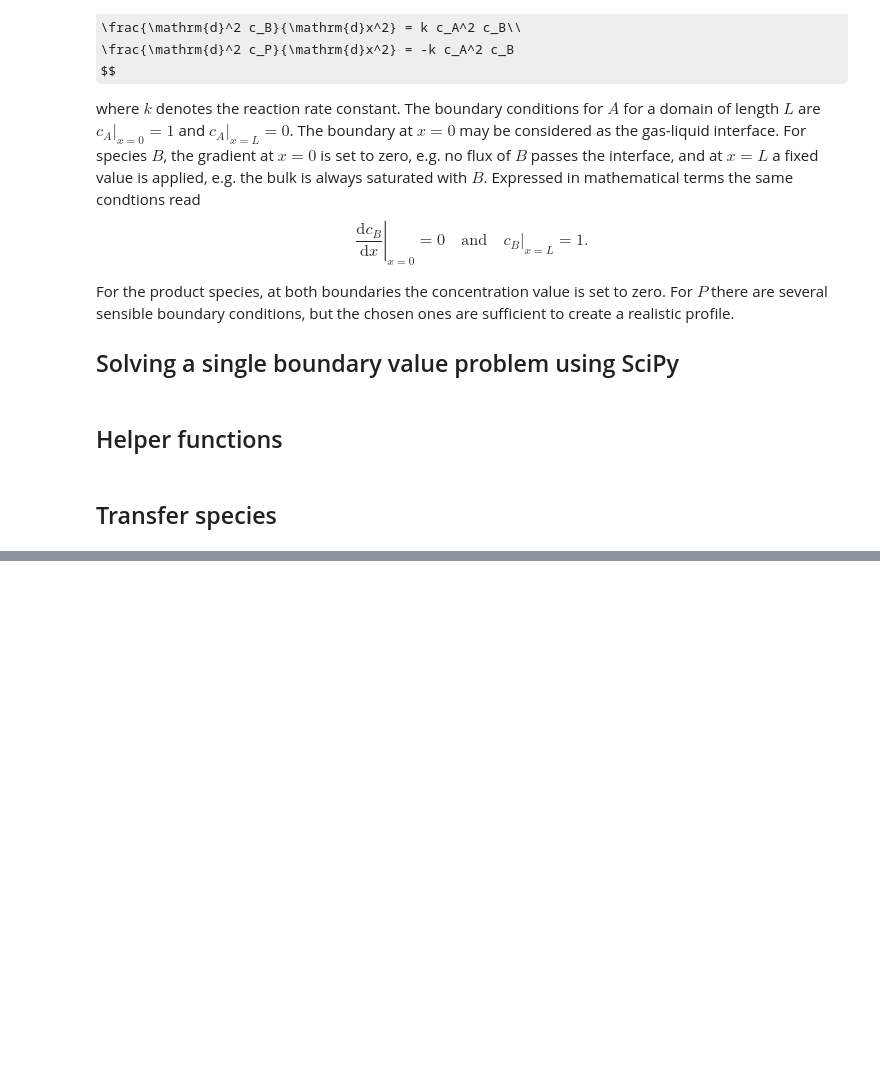
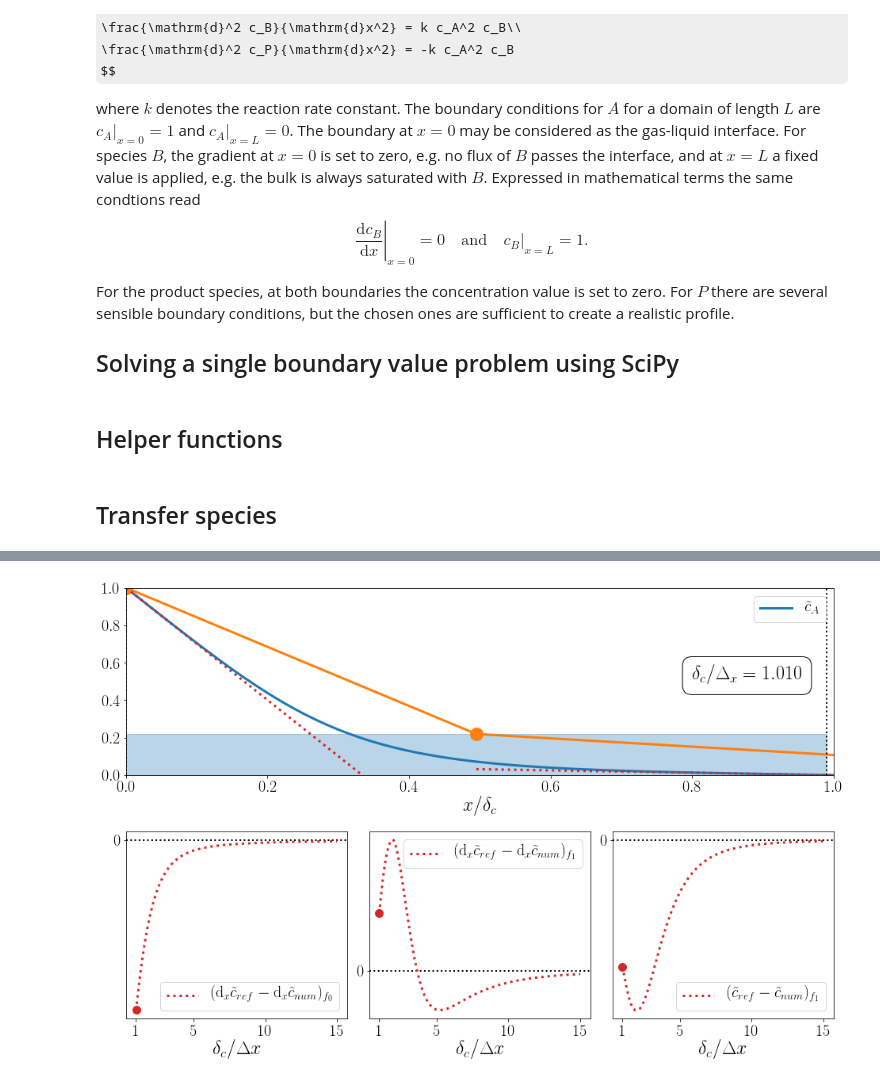
Before and after one commit to AndreWeiner/phd_notebooks, a Jupyter notebook: notebooks/animate_fluxes.ipynb, the cells around one changed output, grey strips where cells are left out. Cells and saved outputs as stored; diff of their text form; code cells hidden in the pictures; some formulas as TeX source; blank space fills up the shorter version.

Commit message:
Add animation notebooks.

```diff
--- a/notebooks/animate_fluxes.ipynb
+++ b/notebooks/animate_fluxes.ipynb
@@ -234,0 +171,81 @@ for frame in range(2*frames-1):
+# %%
+fig, ax1, ax2, ax3, ax4 = create_base_plot_a(ref_label=r"$\tilde{c}_A$")
+
+frames = 100
+n_cells_array = 1.01 + np.power(np.linspace(0, 1, frames), 4) * (15.0 - 1.01)
+n_cells_array = np.append(n_cells_array, n_cells_array[-2::-1])
+bbox = dict(facecolor='white', alpha=1.0, boxstyle='round,pad=0.5')
+dev_a = compute_derivative(x_plot, y_plot_a)
+
+diff_m_0 = []
+diff_m_1 = []
+diff_v_1 = []
+for nc in n_cells_array:
+    m_0, m_1, v_1 = compute_discretization_error(x_plot, y_plot_a, nc, 0)
+    diff_m_0.append(m_0)
+    diff_m_1.append(m_1)
+    diff_v_1.append(v_1)
+
+dot_plot = [
+    ax2.scatter([], [], marker="o", color="C3", s=100),
+    ax3.scatter([], [], marker="o", color="C3", s=100),
+    ax4.scatter([], [], marker="o", color="C3", s=100)
+]
+
+# reference solution
+ax1.plot(x_plot, y_plot_a, ls='-', c='C0', linewidth=lw)
+# discretization error plot
+ax2.plot(n_cells_array[:frames], diff_m_0[:frames], lw=lw, color="C3", ls=":")
+ax3.plot(n_cells_array[:frames], diff_m_1[:frames], lw=lw, color="C3", ls=":")
+ax4.plot(n_cells_array[:frames], diff_v_1[:frames], lw=lw, color="C3", ls=":")
+
+# references to elements which will be updated/deleted during the animation
+faces_ind = []
+fills = []
+approx_line, = ax1.plot([], [], c='C1', linewidth=lw, marker="o", ms=16)
+tangent_0, = ax1.plot([], [], ls=":", c="C3", linewidth=lw)
+tangent_1, = ax1.plot([], [], ls=":", c="C3", linewidth=lw)
+
+n_cells_text = ax1.text(0.8, 0.5, r"x = 00.00", fontsize=hm.fontsize_label, bbox=bbox)
+
+def update_a(frame):
+    n_cells = n_cells_array[frame]
+    cell_width = 1.0 / n_cells
+    # plot cells and cell averages
+    cell_av = compute_cell_average(n_cells, 10, 0)
+    for ind in faces_ind[::-1]:
+        del ax1.lines[ind]
+    del faces_ind[:]
+    for area in fills:
+        area.remove()
+    del fills[:]
+    start = len(ax1.lines)
+    for fi, av_i in enumerate(cell_av):
+        faces_ind.append(start)
+        start += 1
+        ax1.axvline(1.0/n_cells*fi, 0, 1, linestyle=':', color='k', lw=2)
+        fills.append(ax1.fill_between([1.0/n_cells*fi, 1.0/n_cells*(fi+1)], [0.0, 0.0], [av_i, av_i],
+                                      color="C0", alpha=alpha))
+    # linear approximation
+    approx_line.set_data([0.0, 0.5*cell_width, 1.5*cell_width], [1.0, cell_av[0], cell_av[1]])
+    # tangents at zeros and first cell boundary
+    tangent_0.set_data([0.0, 0.5 * cell_width], [1.0, 1.0 + 0.5 * cell_width * dev_a[0]])
+    m_1 = interpolate_2nn(x_plot, dev_a, cell_width)
+    val_1 = interpolate_2nn(x_plot, y_plot_a, cell_width)
+    tangent_1.set_data([0.5*cell_width, 1.5*cell_width], [val_1 - 0.5 * cell_width * m_1, val_1 + 0.5 * cell_width * m_1])
+    # display current resolution as text
+    number = r"$ \delta_c/\Delta_x = " + text_formatter(n_cells) + r"$"
+    n_cells_text.set_text(number)
+    # update discretization error
+    dot_plot[0]._offsets = np.c_[[n_cells], [interpolate_2nn(n_cells_array, diff_m_0, n_cells)]]
+    dot_plot[1]._offsets = np.c_[[n_cells], [interpolate_2nn(n_cells_array, diff_m_1, n_cells)]]
+    dot_plot[2]._offsets = np.c_[[n_cells], [interpolate_2nn(n_cells_array, diff_v_1, n_cells)]]
+
+output_path = "../output/flux_a/"
+!mkdir -p {output_path}
+
+for frame in range(2*frames-1):
+    update_a(frame)
+    plt.savefig(output_path + "flux_a_{:03d}.png".format(frame), dpi=100, bbox_inches="tight")
+# %% [output]
+[figure, added]
```
Also changed, not shown: parts of 7 cells of this notebook, 1 other file.
